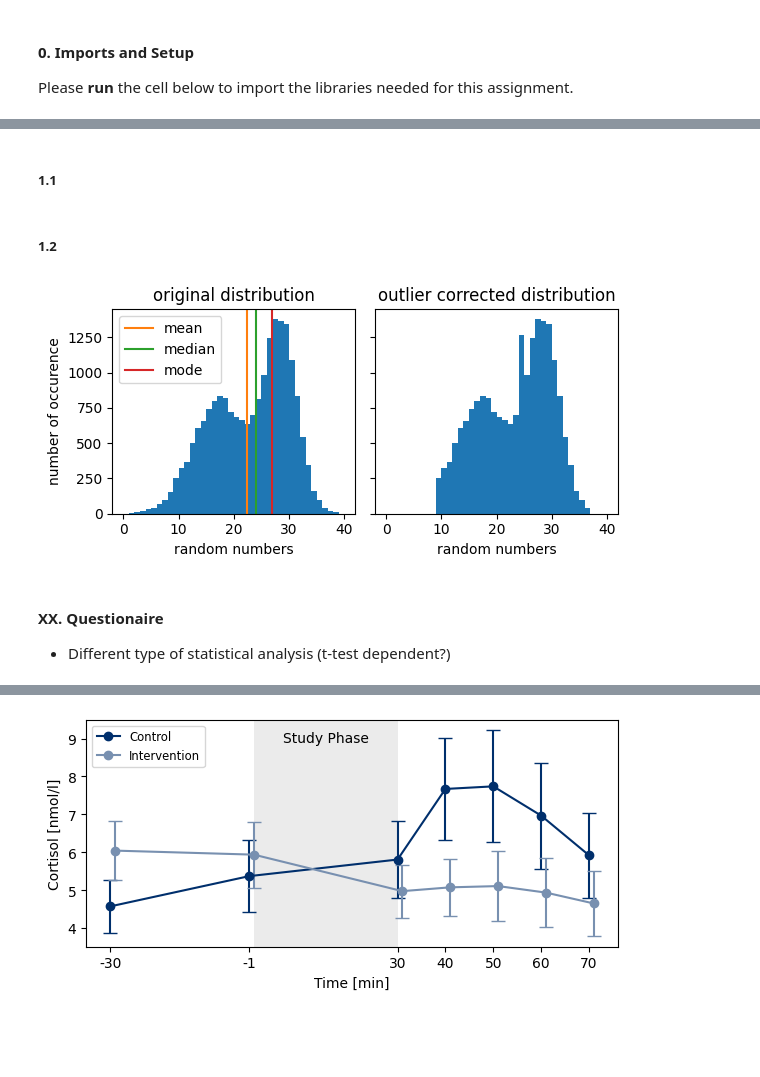
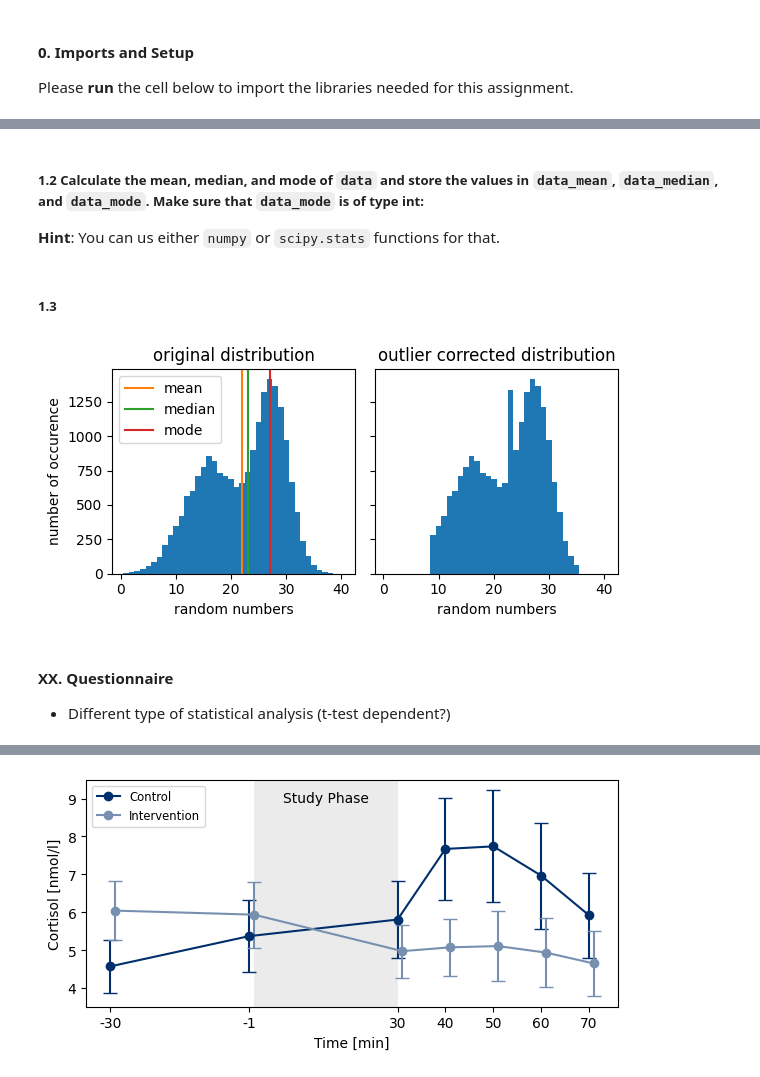
Before and after one commit to digikolleg-data-science-psychology/ads_exercise, a Jupyter notebook: course_directory/ads_exercise/source/08_statistics/08_statistics.ipynb, the cells around one changed output, grey strips where cells are left out. Saved outputs shown, nothing was run; the diff lists cells and outputs as text; code cells hidden in the pictures; blank space fills up the shorter version.

```diff
--- a/course_directory/ads_exercise/source/08_statistics/08_statistics.ipynb
+++ b/course_directory/ads_exercise/source/08_statistics/08_statistics.ipynb
@@ -78,7 +97,8 @@ data_hr = bp.example_data.get_hr_result_sample()
 # %%
-# run cell to generate artificial distribution
-np.random.seed(0) # makes random numbers predictable
+np.random.seed(0) # do not delete: makes random numbers predictable
 
-data_1 = np.random.normal(loc=17, scale=5, size=(10000)).round(0)
-data_2 = np.random.normal(loc=28, scale=3, size=(10000)).round(0)
-data = np.concatenate([data_1, data_2])
+### BEGIN SOLUTION
+data_1 = np.random.normal(loc=17, scale=5, size=(10000))
+data_2 = np.random.normal(loc=28, scale=3, size=(10000))
+data = np.concatenate([data_1, data_2]).astype(int)
+### END SOLUTION
@@ -85,5 +124,7 @@ data = np.concatenate([data_1, data_2])
 # %% [markdown]
-##### 1.1
+##### 1.2 Calculate the mean, median, and mode of ``data`` and store the values in ``data_mean``, ``data_median``, and ``data_mode``. Make sure that ``data_mode`` is of type int:
+
+**Hint**: You can us either ``numpy`` or ``scipy.stats`` functions for that.
 # %%
 ### BEGIN SOLUTION
 data_mean = np.mean(data)
@@ -98,10 +139,11 @@ assert data_mode == 27.0
 # %% [markdown]
-##### 1.2
+##### 1.3
 # %%
+data_corrected = data.copy()
+
 ### BEGIN SOLUTION
 data_zscore = stats.zscore(data)
 data_zscore_exclude = np.abs(data_zscore) > 2
-data_corrected = data.copy()
-data_corrected[data_zscore_exclude] = np.median(data)
+data_corrected[data_zscore_exclude] = data_median
 ### END SOLUTION
 # %%
@@ -110,20 +152,20 @@ assert np.sum(data_corrected == data_median) > 1000
 # %%
 # run cell to visualize both distributions
-bins = list(range(0, 41))
+bins = np.arange(start=0.5, stop=41.5, step=1).tolist()
 fig, axs = plt.subplots(ncols=2, figsize=(6, 3), sharey=True, sharex=True)
 _ = axs[0].hist(data, bins=bins)
 axs[0].set_title("original distribution")
 axs[0].set_xlabel("random numbers")
 axs[0].set_ylabel("number of occurence")
 for val, key, c in zip([data_mean, data_median, data_mode], ["mean", "median", "mode"], ["tab:orange", "tab:green", "tab:red"]):
     axs[0].axvline(val, color=c, label=key)
 axs[0].legend()
 _ = axs[1].hist(data_corrected, bins=bins)
 axs[1].set_title("outlier corrected distribution")
 axs[1].set_xlabel("random numbers")
 fig.tight_layout()
 # %% [output]
-[figure, old version]
+[figure, new version]
 # %% [markdown]
-#### XX. Questionaire
+#### XX. Questionnaire
 * Different type of statistical analysis (t-test dependent?)
```
Also changed, not shown: parts of 24 cells of this notebook.
